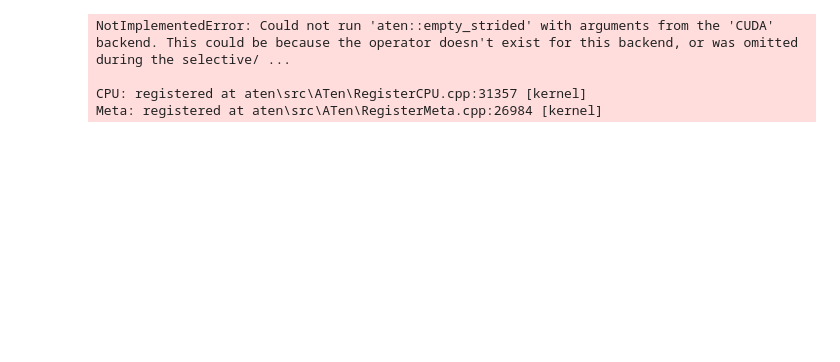
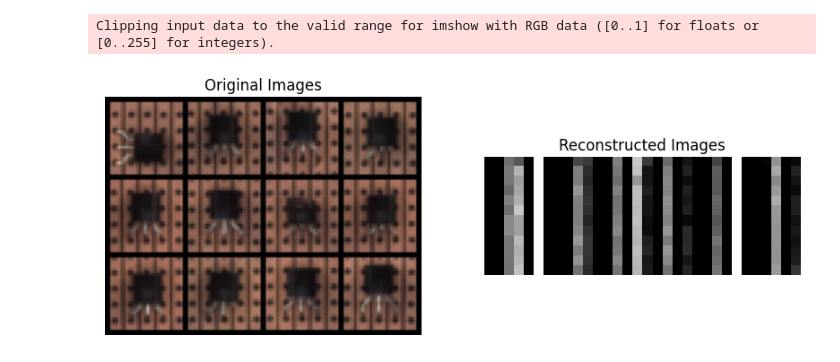
Before and after one commit to skihyeon/DACON--AI, a Jupyter notebook: visualization_.ipynb, the cells around one changed output. Saved outputs shown, nothing was run; the diff lists cells and outputs as text; code cells hidden in the pictures; blank space fills up the shorter version.

Commit message:
Implement deepSVDD

```diff
--- a/visualization_.ipynb
+++ b/visualization_.ipynb
@@ -1,46 +1,47 @@
 # %%
 import torch
 import matplotlib.pyplot as plt
 from data_loader import get_train_loader
 import torchvision
 import numpy as np
 
-# GPU 사용 가능한지 확인
+def unnormalize(image_tensor, mean=[0.485, 0.456, 0.406], std=[0.229, 0.224, 0.225]):
+    """배치에 포함된 모든 이미지 텐서의 색상을 복구합니다."""
+    mean = torch.tensor(mean).view(3, 1, 1).to(image_tensor.device)
+    std = torch.tensor(std).view(3, 1, 1).to(image_tensor.device)
+    image_tensor = image_tensor.clone()  # 원본 데이터를 변경하지 않도록 복제
+    image_tensor.mul_(std).add_(mean)  # 각 채널에 대해 역정규화
+    return image_tensor
+
+
 device = torch.device("cuda" if torch.cuda.is_available() else "cpu")
 
-# 모델 초기화 및 학습된 상태로 불러오기
-model = torch.jit.load('./model_files/AE_v3.pt').to(device)
-model.eval()  # 모델을 평가 모드로 설정
+model = torch.jit.load('./model_files/deepSVDD/v1.pt').to(device)
+model.eval()
 
-# 데이터 로더에서 배치 하나 가져오기 (여기서는 훈련 데이터셋을 사용하지만, 실제로는 테스트 데이터셋 사용 권장)
-train_loader = get_train_loader(...)  # 실제 데이터 로더 함수와 매개변수 사용
+train_loader = get_train_loader('./datas/test.csv', 64)
 images, _ = next(iter(train_loader))
 images = images.to(device)
 
-# 재구성 이미지 생성
-with torch.no_grad():  # 그래디언트 계산을 비활성화
+with torch.no_grad():
     reconstructed = model(images)
 
-# 원본 및 재구성 이미지 시각화
 def imshow(img):
     npimg = img.numpy()
     plt.imshow(np.transpose(npimg, (1, 2, 0)))
     plt.axis('off')
 
-# 원본 이미지 시각화
+images = unnormalize(images)
 plt.figure(figsize=(10, 5))
 plt.subplot(1, 2, 1)
-imshow(torchvision.utils.make_grid(images.cpu().data[:4], nrow=4))
+imshow(torchvision.utils.make_grid(images.cpu().data[:12], nrow=4))
 plt.title('Original Images')
 
-# 재구성된 이미지 시각화
 plt.subplot(1, 2, 2)
-imshow(torchvision.utils.make_grid(reconstructed.cpu().data[:4], nrow=4))
+imshow(torchvision.utils.make_grid(reconstructed.cpu().data[:12], nrow=4))
 plt.title('Reconstructed Images')
 
 plt.show()
 # %% [output]
-NotImplementedError: Could not run 'aten::empty_strided' with arguments from the 'CUDA' backend. This could be because the operator doesn't exist for this backend, or was omitted during the selective/ ...
-
-CPU: registered at aten\src\ATen\RegisterCPU.cpp:31357 [kernel]
-Meta: registered at aten\src\ATen\RegisterMeta.cpp:26984 [kernel]
+Clipping input data to the valid range for imshow with RGB data ([0..1] for floats or [0..255] for integers).
+[figure, added]
```
Also changed, not shown: 6 other files.
